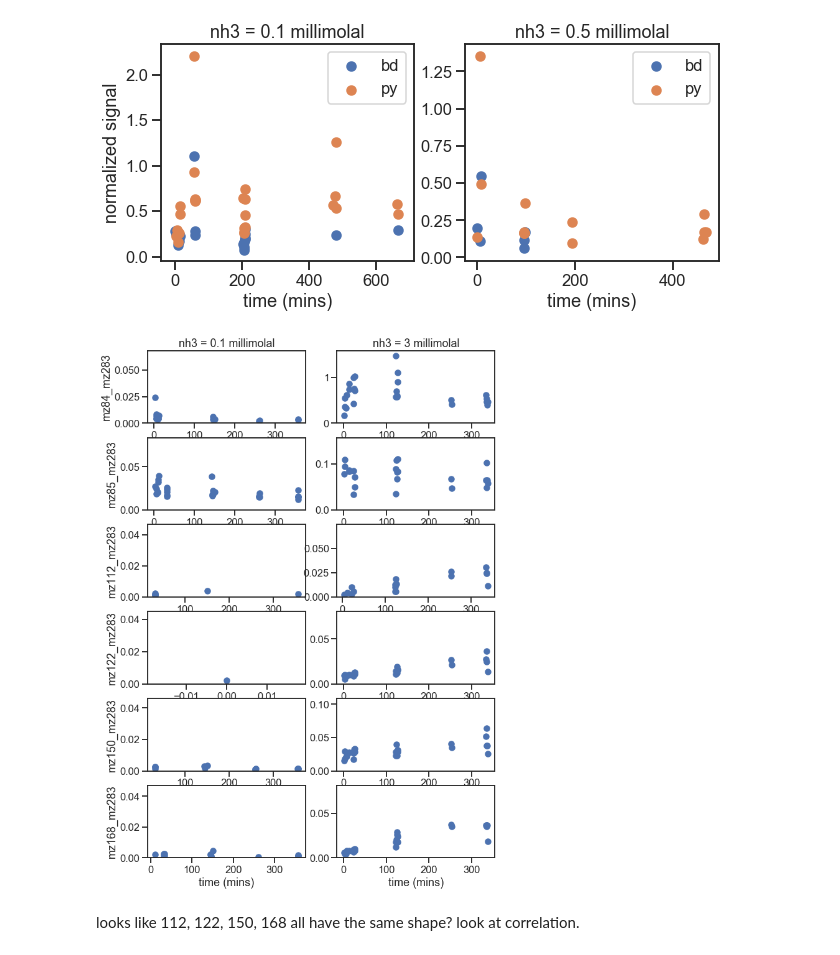
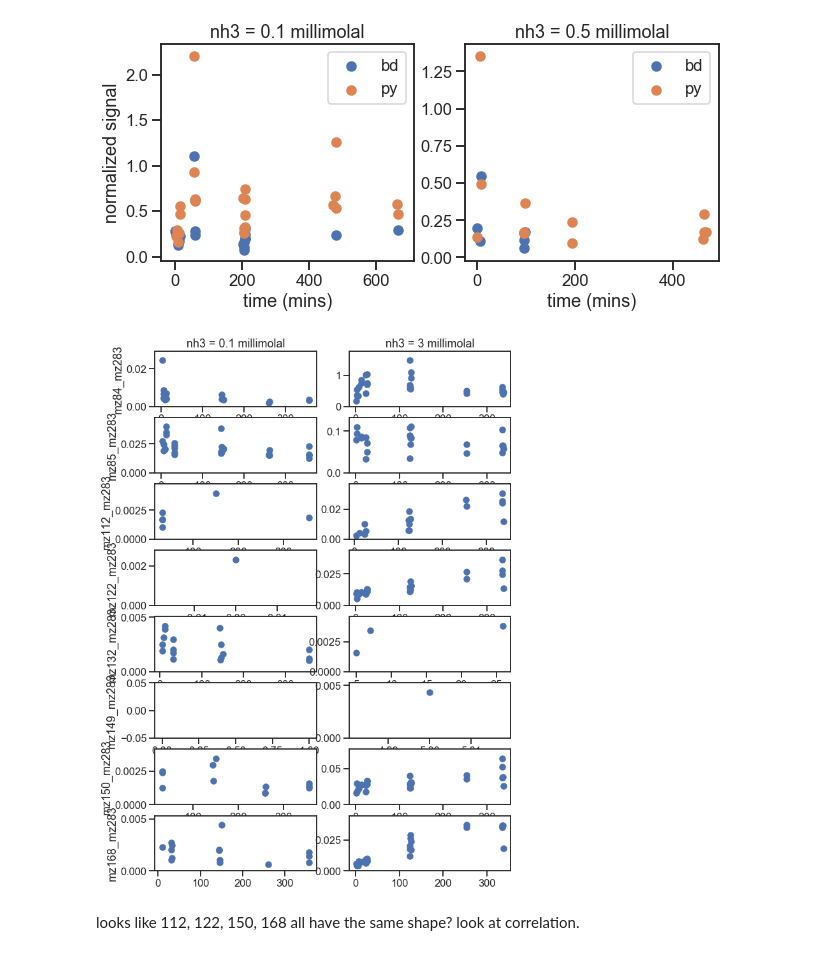
Before and after one commit to jackattack1415/pyrosolchem, a Jupyter notebook: notebooks/20191206_jch_butenedial_ammonia_BULK.ipynb, the cells around one changed output. Cells and saved outputs as stored; diff of their text form; code cells hidden in the pictures.

```diff
--- a/notebooks/20191206_jch_butenedial_ammonia_BULK.ipynb
+++ b/notebooks/20191206_jch_butenedial_ammonia_BULK.ipynb
@@ -127,6 +127,6 @@ for tock in range(2):
 # %% [markdown]
 now want to look at the measurements taken last two weeks, with buffered solution
 # %%
-bd_as_buff_expts = load_experiments(['bd_rxn_nh42so4_buffer_vial'])
+bd_as_buff_expts = load_experiments(['bd_rxn_nh4cl_buffered_vial'])
 bd_as_buff_expts.keys()
 # %% [output]
@@ -134,5 +134,5 @@ dict_keys(['bd_rxn_nh42so4_buffer_vial'])
 # %%
-bd_as_buff_file_name = bd_as_buff_expts['bd_rxn_nh42so4_buffer_vial']['paths']['raw_data']
+bd_as_buff_file_name = bd_as_buff_expts['bd_rxn_nh4cl_buffered_vial']['paths']['raw_data']
 df_bd_as_buff = import_ms_data(bd_as_buff_file_name)
 df_bd_as_buff.columns
 # %% [output]
@@ -147,6 +147,8 @@ df_bd_as_buff['mz84_mz283'] = df_bd_as_buff['mz84'] / df_bd_as_buff['mz283']
 df_bd_as_buff['mz85_mz283'] = df_bd_as_buff['mz85'] / df_bd_as_buff['mz283']
 df_bd_as_buff['mz112_mz283'] = df_bd_as_buff['mz112'] / df_bd_as_buff['mz283']
 df_bd_as_buff['mz122_mz283'] = df_bd_as_buff['mz122'] / df_bd_as_buff['mz283']
+df_bd_as_buff['mz132_mz283'] = df_bd_as_buff['mz132'] / df_bd_as_buff['mz283']
+df_bd_as_buff['mz149_mz283'] = df_bd_as_buff['mz149'] / df_bd_as_buff['mz283']
 df_bd_as_buff['mz150_mz283'] = df_bd_as_buff['mz150'] / df_bd_as_buff['mz283']
 df_bd_as_buff['mz168_mz283'] = df_bd_as_buff['mz168'] / df_bd_as_buff['mz283']
 # %%
@@ -184,31 +186,31 @@ Text(0, 0.5, 'normalized signal')
 [figure]
 # %%
 ac_expt_names = ['bd_ac_001', 'bd_ac_002']
-species_names_to_plot = ['mz84_mz283', 'mz85_mz283', 'mz112_mz283', 'mz122_mz283', 'mz150_mz283', 'mz168_mz283']
+species_names_to_plot = ['mz84_mz283', 'mz85_mz283', 'mz112_mz283', 'mz122_mz283', 'mz132_mz283', 'mz149_mz283', 'mz150_mz283', 'mz168_mz283']
 num_species = len(species_names_to_plot)
 nh3 = [0.1, 3]
 # %%
 fig, ax = plt.subplots(num_species, 2, figsize=(10,15))
 
 for tick in range(num_species):
     df_to_plot_001 = df_bd_as_buff[df_bd_as_buff.sol_id == 'bd_ac_001']
     df_to_plot_002 = df_bd_as_buff[df_bd_as_buff.sol_id == 'bd_ac_002']
 
     species = species_names_to_plot[tick]
     ax[tick, 0].scatter(df_to_plot_001.mins[df_to_plot_001[species] > 0], df_to_plot_001[species][df_to_plot_001[species] > 0],
                         label=species)
     ax[tick, 1].scatter(df_to_plot_002.mins[df_to_plot_002[species] > 0], df_to_plot_002[species][df_to_plot_002[species] > 0],
                         label=species)
     ax[tick, 0].set_ylabel(species)
-    ax[tick, 0].set_ylim(ymin=0)
-    ax[tick, 1].set_ylim(ymin=0)
+    ax[tick, 0].set_ylim(ymin=0, ymax=np.nanmax(df_to_plot_001[species])*1.2)
+    ax[tick, 1].set_ylim(ymin=0, ymax=np.nanmax(df_to_plot_002[species])*1.2)
 
 for tick in range(len(nh3)):
     title_string = 'nh3 = ' + str(nh3[tick]) + ' millimolal'
     ax[0, tick].set_title(title_string)
     ax[5, tick].set_xlabel('time (mins)')
 # %% [output]
-[figure, old version]
+[figure, new version]
 # %% [markdown]
 looks like 112, 122, 150, 168 all have the same shape?
 look at correlation.
```
Also changed, not shown: parts of 8 cells of this notebook, 7 other files.
